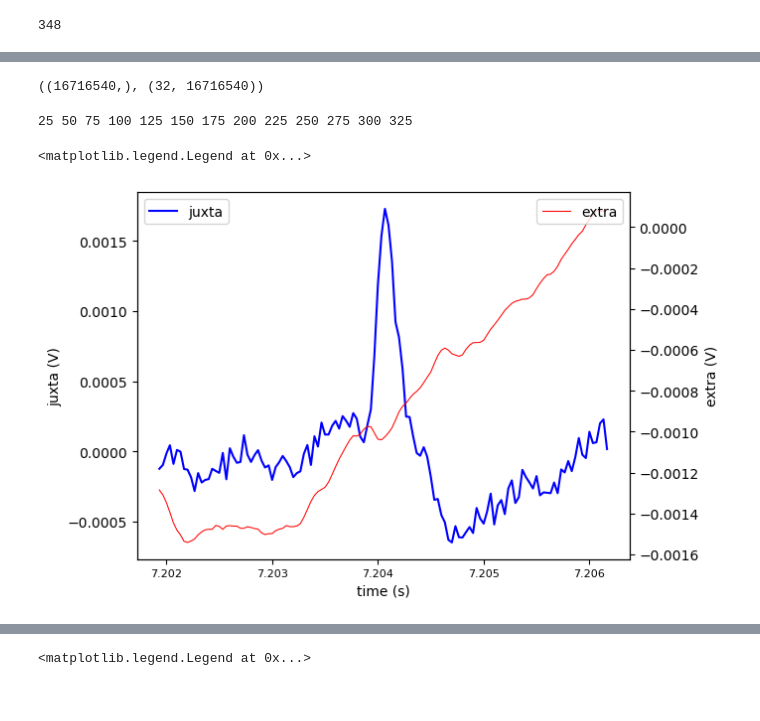
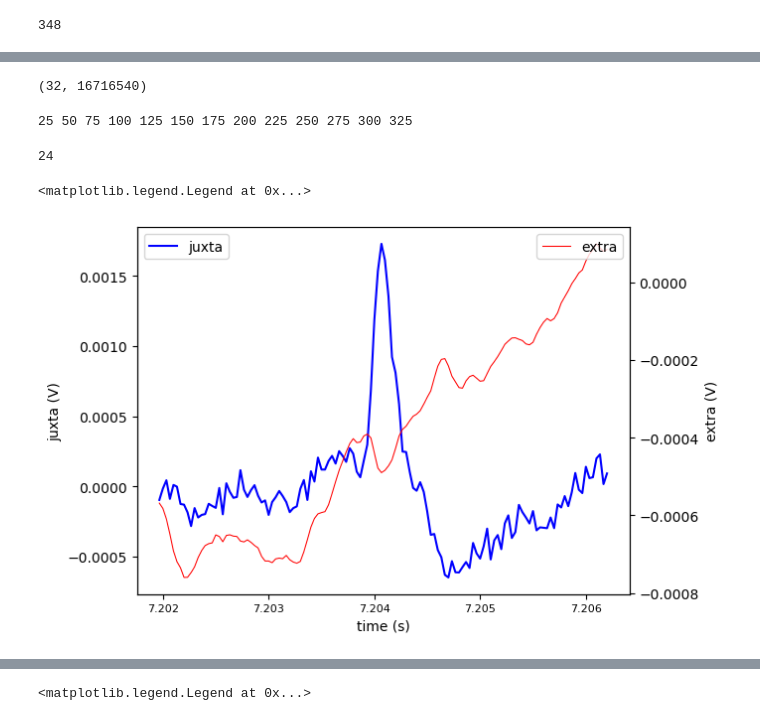
Before and after one commit to dyballa/TempoSort, a Jupyter notebook: data/2016_rat_cortex_Neto_et_al/Analysis-2014_11_25_Pair_3_0-juxta-vs-extra.ipynb, the cells around one changed output, grey strips where cells are left out. Saved outputs shown, nothing was run; the diff lists cells and outputs as text; code cells hidden in the pictures.

```diff
--- a/data/2016_rat_cortex_Neto_et_al/Analysis-2014_11_25_Pair_3_0-juxta-vs-extra.ipynb
+++ b/data/2016_rat_cortex_Neto_et_al/Analysis-2014_11_25_Pair_3_0-juxta-vs-extra.ipynb
@@ -104,0 +103,3 @@ spike_triggers[:10]
+# %%
+true_spike_triggers = np.load(f"{data_folder}/true_spks_paired_kampff_{data_folder}.npy")
+len(true_spike_triggers)
@@ -133,10 +163,9 @@ filename = f"{data_folder}/amplifier2014-11-25T23_00_08.bin"
 extra = loadRawData(filename, numChannels = Probe_numChannels, dtype = Probe_dtype)
 
 extra_Volts = (extra - Probe_y_digitization) * Probe_voltage_step_size
+extra_Volts.shape
+# %% [output]
+(32, 16716540)
-# %%
-spike_data_in_V.shape, extra_Volts.shape
-# %% [output]
-((16716540,), (32, 16716540))
 # %%
 filtered_data_type = np.float32
 num_of_points_in_spike_trig_ivm = 128
@@ -170,26 +199,89 @@ for spike_i in range(num_of_spikes):
 print()
 # %% [output]
 25 50 75 100 125 150 175 200 225 250 275 300 325
+# %%
+# Get high-pass filtering procedures from Kilosort 4
+#https://github.com/MouseLand/Kilosort/blob/main/kilosort/preprocessing.py
+
+from scipy.signal import butter, filtfilt
+def get_highpass_filter(fs=30000, cutoff=300):#, device=torch.device('cuda')):
+    """Filter to use for high-pass filtering."""
+    NT = 30122
+
+    # a butterworth filter is specified in scipy
+    b,a = butter(3, cutoff, fs=fs, btype='high')
+
+    # a signal with a single entry is used to compute the impulse response
+    x = np.zeros(NT)
+    x[NT//2] = 1
+
+    # symmetric filter from scipy
+    hp_filter = filtfilt(b, a , x).copy()
+
+    #hp_filter = torch.from_numpy(hp_filter).to(device).float()
+    return hp_filter
+
+def fft_highpass(hp_filter, NT=30122):
+    """Convert filter to fourier domain."""
+#     device = hp_filter.device
+    ft = hp_filter.shape[0]
+
+    # the filter is padded or cropped depending on the size of NT
+    if ft < NT:
+        pad = (NT - ft) // 2
+        fhp = fft(np.concatenate((np.zeros(pad),
+                             hp_filter,
+                             np.zeros(pad + (NT-pad*2-ft)))))
+    elif ft > NT:
+        crop = (ft - NT) // 2
+        fhp = fft(hp_filter[crop : crop + NT])
+    else:
+        fhp = fft(hp_filter)
+    return fhp
+
+from numpy.fft import fft, ifft, fftshift
+sample_rate = 30000
+
+
+# filter raw data -- do it one channel at a time due to memory constraints
+hp_filter = get_highpass_filter(sample_rate)
+data_array = extra_Volts
+chan_map = np.arange(data_array.shape[0])
+for i in [Probe_closest_electrode]:#range(len(chan_map)):
+    if (i+1) % 1 == 0:
+        print(i+1,end=' ')
+    chan = chan_map[i]
+
+    X = data_array[chan:chan+1]
+
+    # apply filter in Fourier space
+    fwav = fft_highpass(hp_filter, NT=X.shape[1])
+    X = np.real(ifft(fft(X) * np.conj(fwav)))
+    X = fftshift(X, axes = -1)
+
+    data_array[chan] = X[0] #grab the single row from X corresponding to chan
+# %% [output]
+24
 # %%
 ### Plot a single spike -- compare juxta with extracellular recordings for a given channel
 import matplotlib.pyplot as plt
 spike_i = 3
 window_half_size = num_of_points_in_spike_trig_ivm//2 #1 ms = 30
-ix = spike_triggers[spike_i]
+ix = true_spike_triggers[spike_i]
 window_ixs = np.arange(ix - window_half_size, ix + window_half_size + int(window_half_size % 2 == 1))
 ax_juxta = plt.subplot(111)
 ax_extra = ax_juxta.twinx()
 ax_juxta.plot(window_ixs / Sampling_frequency, spike_data_in_V[window_ixs], c='b', label='juxta')
 
 for extra_chan in [Probe_closest_electrode]:#range(Probe_numChannels):
     #ax_extra.plot(window_ixs / Sampling_frequency, extra_Volts[extra_chan,window_ixs], c='r', lw=0.75, label='extra')
     ax_extra.plot(window_ixs / Sampling_frequency, ivm_data_filtered[spike_i,extra_chan], c='r', lw=0.75, label='extra')
 
 ax_juxta.set(xlabel='time (s)', ylabel='juxta (V)')
 ax_extra.set(xlabel='time (s)', ylabel='extra (V)')
 ax_juxta.tick_params(axis='x',labelsize=8)
 ax_juxta.legend(loc='upper left')
 ax_extra.legend(loc='upper right')
 # %% [output]
 <matplotlib.legend.Legend at 0x...>
-[figure, old version]
+[figure, new version]
```
Also changed, not shown: parts of 18 cells of this notebook.
